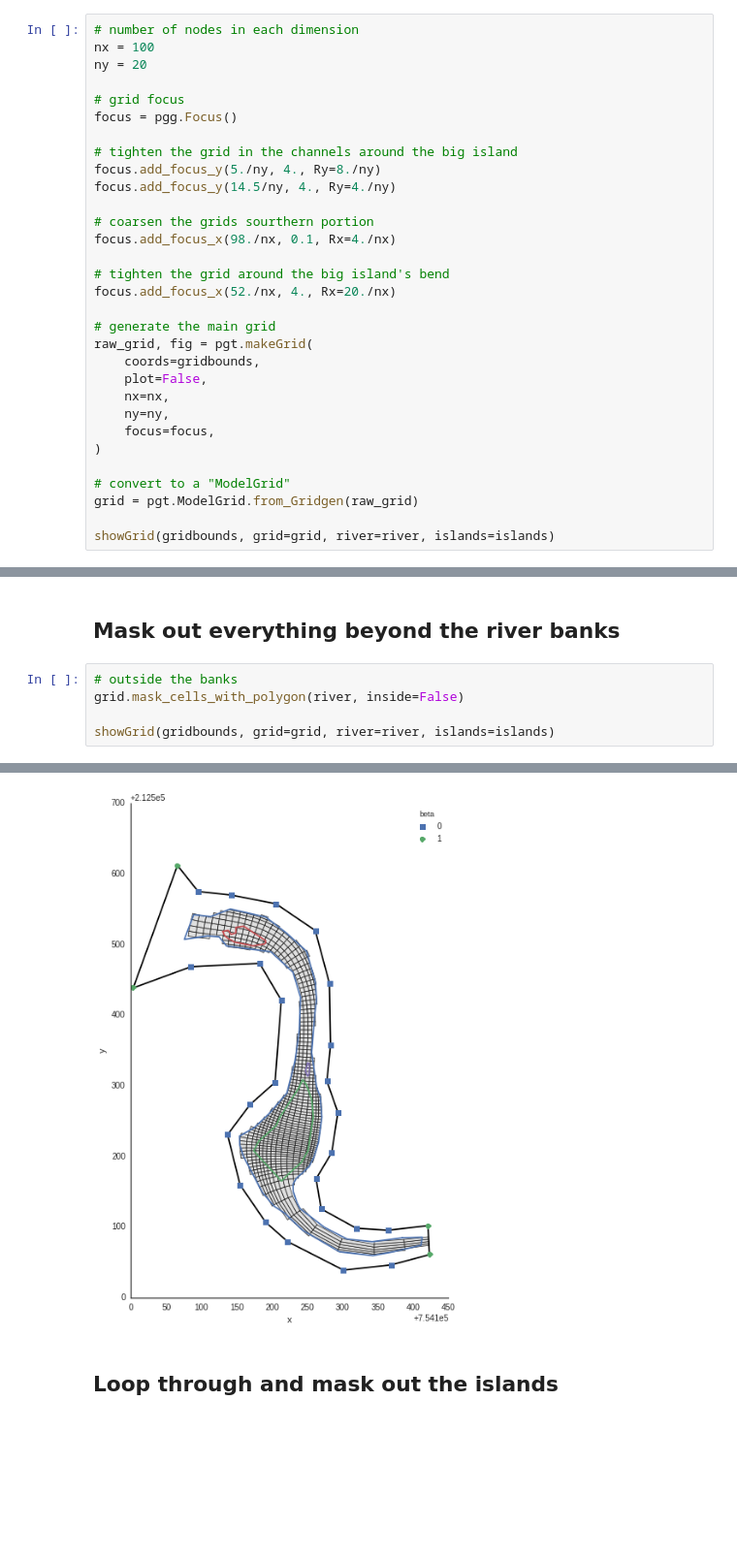
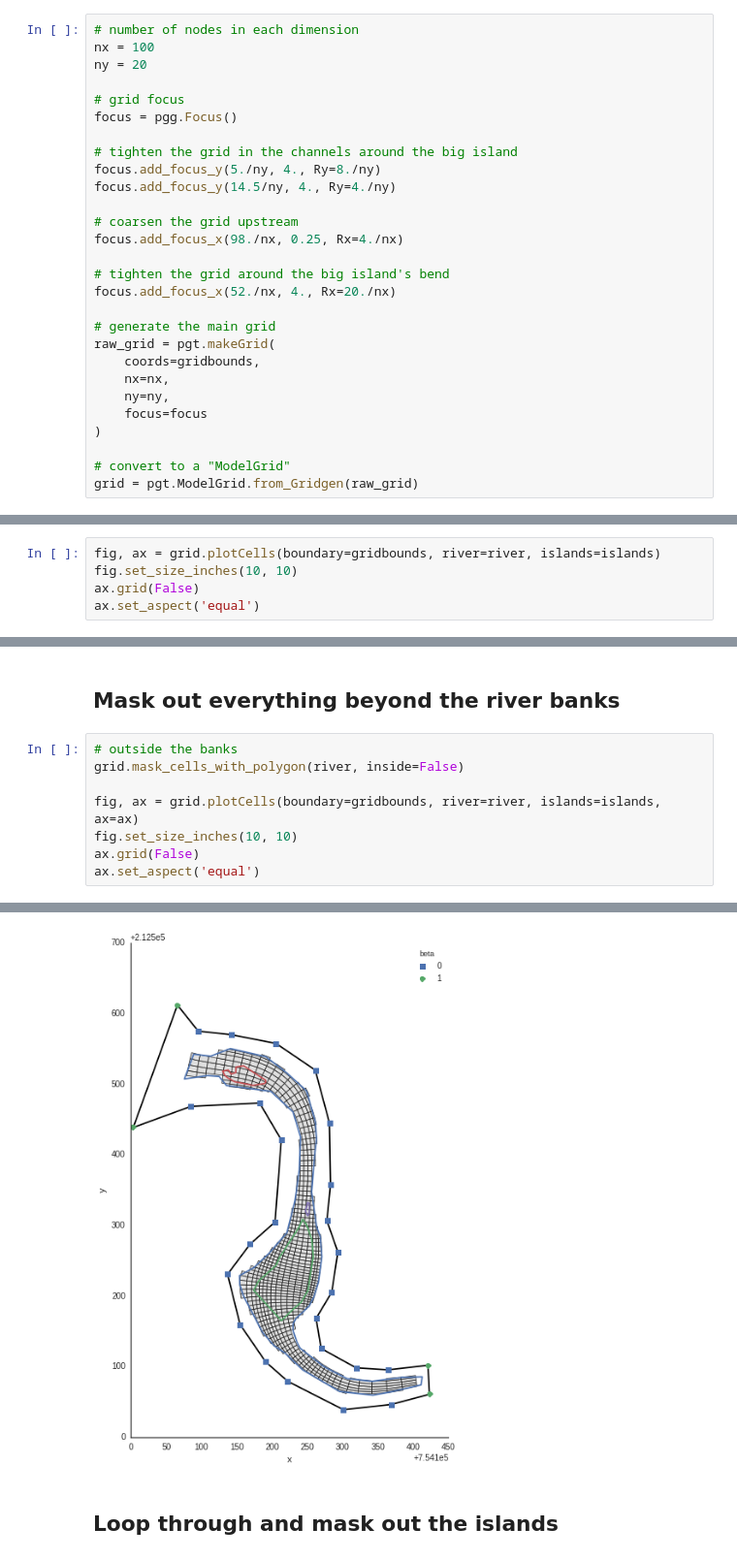
Before and after one commit to Geosyntec/pygridtools, a Jupyter notebook: examples/2 - Shapefiles and masking cells.ipynb, the cells around one changed output, grey strips where cells are left out. Shown at 97% size. Saved outputs shown, nothing was run; the diff lists cells and outputs as text; blank space fills up the shorter version.

```diff
--- a/examples/2 - Shapefiles and masking cells.ipynb
+++ b/examples/2 - Shapefiles and masking cells.ipynb
@@ -67,22 +57,19 @@ focus = pgg.Focus()
 focus.add_focus_y(5./ny, 4., Ry=8./ny)
 focus.add_focus_y(14.5/ny, 4., Ry=4./ny)
 
-# coarsen the grids sourthern portion
-focus.add_focus_x(98./nx, 0.1, Rx=4./nx)
+# coarsen the grid upstream
+focus.add_focus_x(98./nx, 0.25, Rx=4./nx)
 
 # tighten the grid around the big island's bend
 focus.add_focus_x(52./nx, 4., Rx=20./nx)
 
 # generate the main grid
-raw_grid, fig = pgt.makeGrid(
+raw_grid = pgt.makeGrid(
     coords=gridbounds,
-    plot=False,
     nx=nx,
     ny=ny,
-    focus=focus,
+    focus=focus
 )
 
 # convert to a "ModelGrid"
 grid = pgt.ModelGrid.from_Gridgen(raw_grid)
-
-showGrid(gridbounds, grid=grid, river=river, islands=islands)
@@ -91,0 +78,5 @@ showGrid(gridbounds, grid=grid, river=river, islands=islands)
+# %%
+fig, ax = grid.plotCells(boundary=gridbounds, river=river, islands=islands)
+fig.set_size_inches(10, 10)
+ax.grid(False)
+ax.set_aspect('equal')
@@ -95,5 +88,8 @@ showGrid(gridbounds, grid=grid, river=river, islands=islands)
 # outside the banks
 grid.mask_cells_with_polygon(river, inside=False)
 
-showGrid(gridbounds, grid=grid, river=river, islands=islands)
+fig, ax = grid.plotCells(boundary=gridbounds, river=river, islands=islands, ax=ax)
+fig.set_size_inches(10, 10)
+ax.grid(False)
+ax.set_aspect('equal')
 # %% [output]
@@ -101,4 +96,4 @@ showGrid(gridbounds, grid=grid, river=river, islands=islands)
-[figure, old version]
+[figure, new version]
 # %% [markdown]
 ## Loop through and mask out the islands
 # %%
```
Also changed, not shown: parts of 7 cells of this notebook, 8 other files.
